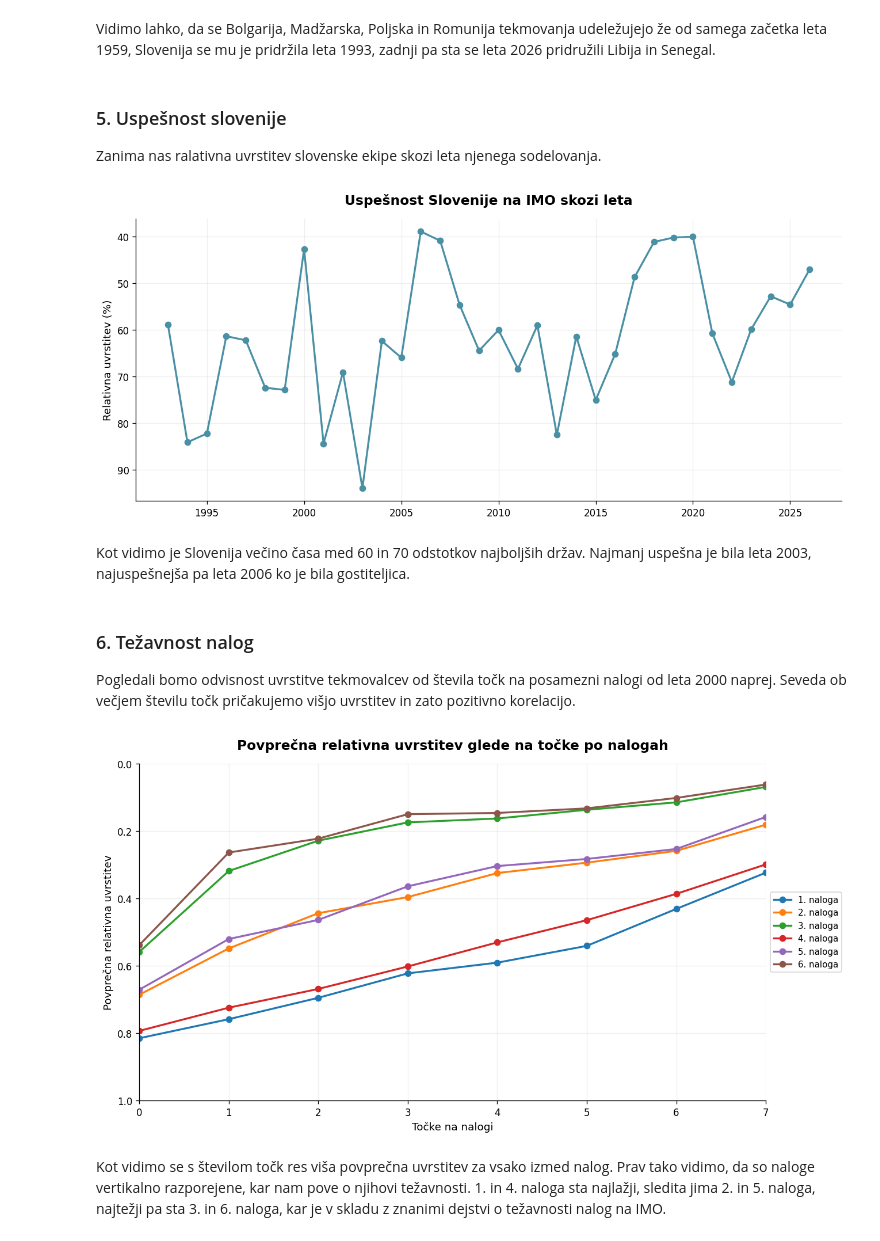
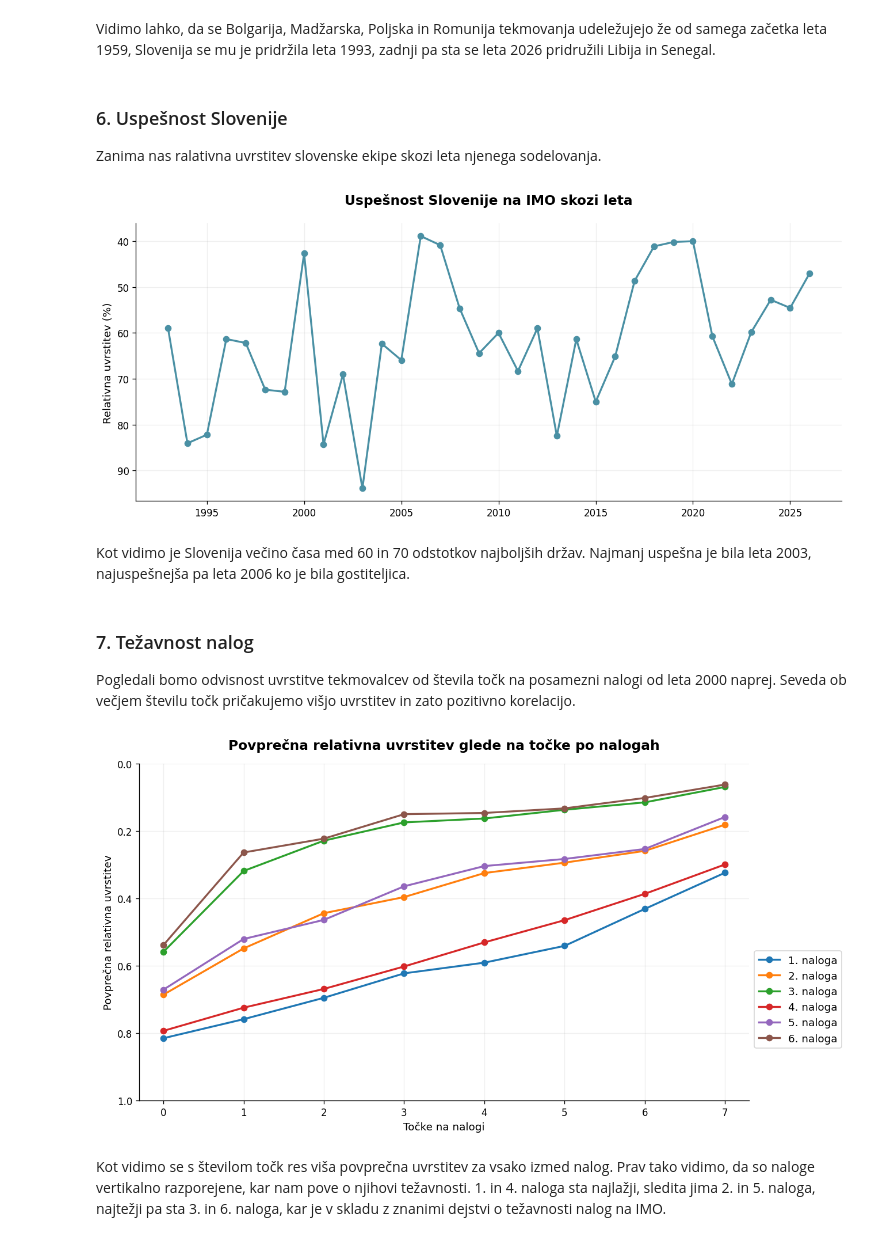
Before and after one commit to hranjecnace/uvp_projektna, a Jupyter notebook: analiza_podatkov.ipynb, the cells around one changed output. Saved outputs shown, nothing was run; the diff lists cells and outputs as text; code cells hidden in the pictures.

```diff
--- a/analiza_podatkov.ipynb
+++ b/analiza_podatkov.ipynb
@@ -19,6 +19,6 @@ Najprej uvozimo potrebne knjižnice in CSV datoteko.
 import pandas as pd
 import matplotlib.pyplot as plt
 
-df = pd.read_csv("rezultati.csv")
+df = pd.read_csv("csv_datoteke/imo.csv")
 # %% [markdown]
 ### 1. Najboljše države in tekmovalci
@@ -232,7 +349,7 @@ plt.show()
 # %% [markdown]
 Vidimo lahko, da se Bolgarija, Madžarska, Poljska in Romunija tekmovanja udeležujejo že od samega začetka leta 1959, Slovenija se mu je pridržila leta 1993, zadnji pa sta se leta 2026 pridružili Libija in Senegal.
 # %% [markdown]
-### 5. Uspešnost slovenije
+### 6. Uspešnost Slovenije
 Zanima nas ralativna uvrstitev slovenske ekipe skozi leta njenega sodelovanja.
 # %%
 slovenija = povp_mesto[povp_mesto["Država"] == "Slovenia"].sort_values("Leto")
@@ -241,70 +358,72 @@ plt.figure(figsize=(11, 5), dpi=120)
 plt.plot(slovenija["Leto"], slovenija["Relativna uvrstitev"], marker="o", color="#4a90a4", linewidth=2)
 plt.gca().invert_yaxis()
 plt.ylabel("Relativna uvrstitev (%)", fontsize=11)
-plt.title("Uspešnost Slovenije na IMO skozi leta", fontsize=14, weight="bold", pad=15)
+plt.title("Uspešnost Slovenije na IMO skozi leta", fontsize=14, weight="bold", pad=20)
 plt.grid(True, alpha=0.2)
+
 for spine in ["top", "right"]:
     plt.gca().spines[spine].set_visible(False)
+
 plt.tight_layout()
 plt.show()
 # %% [output]
-[figure, old version]
+[figure, new version]
 # %% [markdown]
 Kot vidimo je Slovenija večino časa med 60 in 70 odstotkov najboljših držav. Najmanj uspešna je bila leta 2003, najuspešnejša pa leta 2006 ko je bila gostiteljica.
 # %% [markdown]
-### 6. Težavnost nalog
+### 7. Težavnost nalog
 Pogledali bomo odvisnost uvrstitve tekmovalcev od števila točk na posamezni nalogi od leta 2000 naprej. Seveda ob večjem številu točk pričakujemo višjo uvrstitev in zato pozitivno korelacijo.
 # %%
-import ast
+tezavnost = df.copy()
+tezavnost = tezavnost[tezavnost["Leto"] >= 2000]
+tezavnost["Točke"] = tezavnost["Točke"].apply(eval)
 
-df_delo = df.copy()
-df_delo = df_delo[df_delo["Leto"] >= 2000]
-df_delo["Točke"] = df_delo["Točke"].apply(ast.literal_eval)
+stevilo_tekmovalcev = tezavnost.groupby("Leto")["Mesto"].transform("count")
+tezavnost["Relativna uvrstitev"] = tezavnost["Mesto"] / stevilo_tekmovalcev
 
-df_brez_pomankljivih = df_delo[df_delo["Točke"].apply(lambda t: isinstance(t, list) and len(t) == 6 and None not in t)].copy()
+tocke = pd.DataFrame(
+    tezavnost["Točke"].tolist(),
+    columns=[f"{i+1}. naloga" for i in range(6)],
+    index=tezavnost.index
+)
 
-stevilo_tekmovalcev = df_brez_pomankljivih.groupby("Leto")["Mesto"].transform("count")
-df_brez_pomankljivih["Relativna uvrstitev"] = df_brez_pomankljivih["Mesto"] / stevilo_tekmovalcev
-
-tocke_df = pd.DataFrame(
-    df_brez_pomankljivih["Točke"].tolist(),
-    columns=[f"{i+1}. naloga" for i in range(6)],
-    index=df_brez_pomankljivih.index
-)
-df_nal = pd.concat([df_brez_pomankljivih[["Relativna uvrstitev"]], tocke_df], axis=1)
+zdruzeno = pd.concat([tezavnost[["Relativna uvrstitev"]], tocke], axis=1)
 
 barve = plt.cm.tab10.colors
 
 fig, ax = plt.subplots(figsize=(11, 6), dpi=120)
+
 for i in range(6):
     stolpec = f"{i+1}. naloga"
-    df_nal[stolpec] = pd.to_numeric(df_nal[stolpec], errors="coerce")
+    zdruzeno[stolpec] = pd.to_numeric(zdruzeno[stolpec], errors="coerce")
 
-    povprecja = df_nal.groupby(stolpec)["Relativna uvrstitev"].mean().reset_index()
+    povprecja = zdruzeno.groupby(stolpec)["Relativna uvrstitev"].mean().reset_index()
 
     ax.plot(
         povprecja[stolpec],
         povprecja["Relativna uvrstitev"],
         marker="o",
         color=barve[i],
         label=f"{i+1}. naloga",
         linewidth=2
     )
 
 ax.invert_yaxis()
 ax.set_ylim(1, 0)
-ax.set_xlim(0, 7)
+ax.set_xlim(-0.3, 7.3)
 ax.set_xlabel("Točke na nalogi", fontsize=11)
 ax.set_ylabel("Povprečna relativna uvrstitev", fontsize=11)
 ax.set_title("Povprečna relativna uvrstitev glede na točke po nalogah", fontsize=14, weight="bold", pad=15)
-ax.legend(fontsize=9, frameon=True, loc="center left", bbox_to_anchor=(1.0, 0.5))
+ax.legend(fontsize=11, frameon=True, loc="center left", bbox_to_anchor=(1.0, 0.3))
 ax.grid(True, alpha=0.2)
+
 for spine in ["top", "right"]:
     ax.spines[spine].set_visible(False)
+
 plt.tight_layout()
 plt.show()
 # %% [output]
-[figure, old version]
+[figure, new version]
 # %% [markdown]
 Kot vidimo se s številom točk res viša povprečna uvrstitev za vsako izmed nalog. Prav tako vidimo, da so naloge vertikalno razporejene, kar nam pove o njihovi težavnosti. 1. in 4. naloga sta najlažji, sledita jima 2. in 5. naloga, najtežji pa sta 3. in 6. naloga, kar je v skladu z znanimi dejstvi o težavnosti nalog na IMO.
 # %% [markdown]
```
Also changed, not shown: parts of 16 cells of this notebook, 11 other files.
